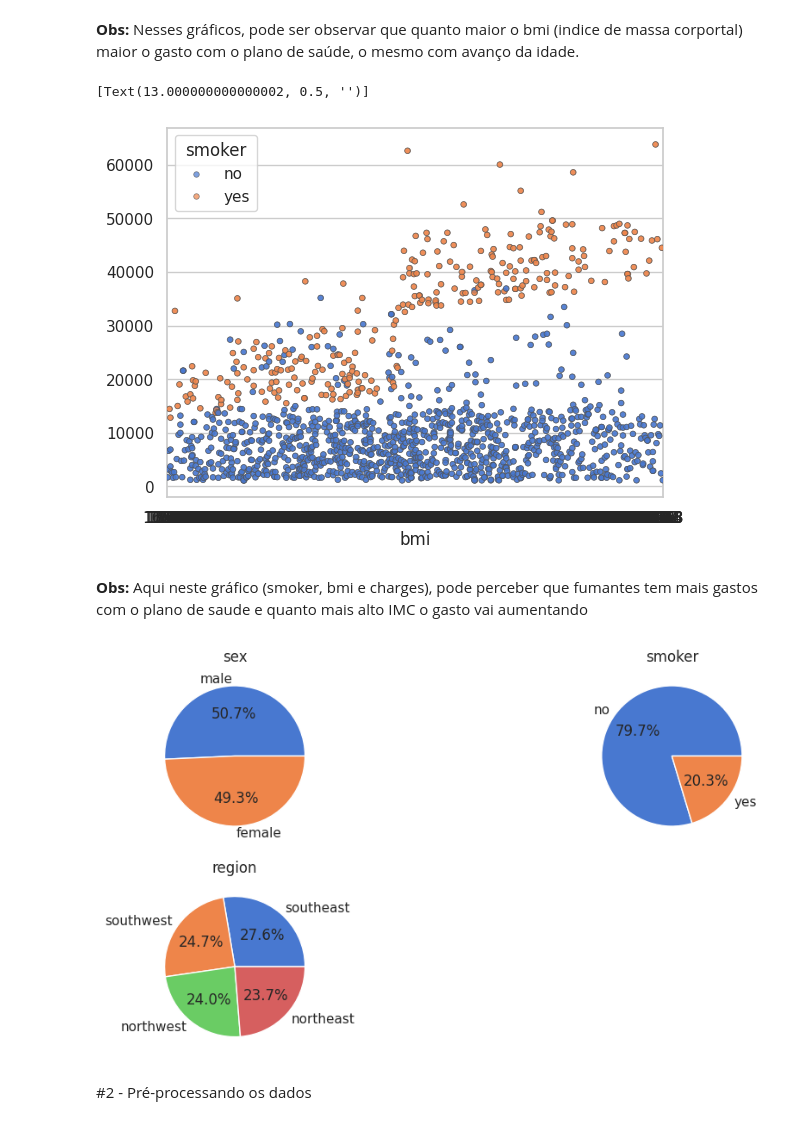
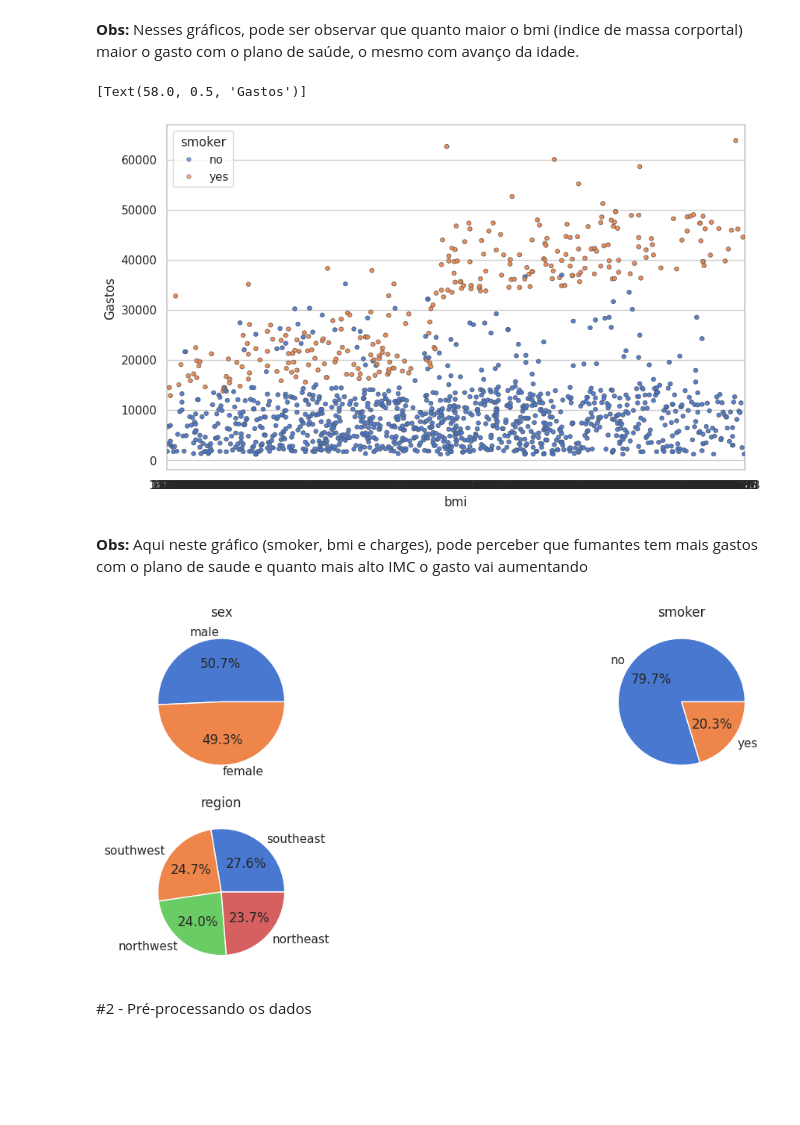
Before and after one commit to lcaffe/tech-challenge, a Jupyter notebook: tech_challenge.ipynb, the cells around one changed output. Cells and saved outputs as stored; diff of their text form; code cells hidden in the pictures; blank space fills up the shorter version.

```diff
--- a/tech_challenge.ipynb
+++ b/tech_challenge.ipynb
@@ -620,23 +811,24 @@ sb.pairplot(dados,vars=[COL_BMI, COL_AGE],hue=COL_CHARGES)
 # %% [markdown]
 **Obs:** Nesses gráficos, pode ser observar que quanto maior o bmi (indice de massa corportal) maior o gasto com o plano de saúde, o mesmo com  avanço da idade.
 # %%
+plt.figure(figsize=(10, 6))
 sb.set_theme(style="whitegrid", palette="muted")
 ax = sb.swarmplot(data=dados, x=COL_BMI, y=COL_CHARGES, hue=COL_SMOKER, size=4, linewidth=0.5,  alpha=0.7)
-ax.set(ylabel="")
+ax.set(ylabel="Gastos")
 # %% [output]
-[Text(13.000000000000002, 0.5, '')]
+[Text(58.0, 0.5, 'Gastos')]
-[figure, old version]
+[figure, new version]
 # %% [markdown]
 **Obs:** Aqui neste gráfico (smoker, bmi e charges), pode perceber que fumantes tem mais gastos com o plano de saude e quanto mais alto IMC o gasto vai aumentando
 # %%
-plt.figure(figsize=(12,9))
+plt.figure(figsize=(14,9))
 for i,col in enumerate([COL_SEX, COL_SMOKER, COL_REGION]):
     plt.subplot(3,2,i+1)
     x=dados[col].value_counts().reset_index()
     plt.title(col)
     plt.pie(x=x['count'],labels=x[col],autopct="%0.1f%%",colors=sns.color_palette('muted'))
 # %% [output]
-[figure, old version]
+[figure, new version]
 # %% [markdown]
 #2 - Pré-processando os dados
 # %% [markdown]
```
Also changed, not shown: parts of 113 cells of this notebook.
